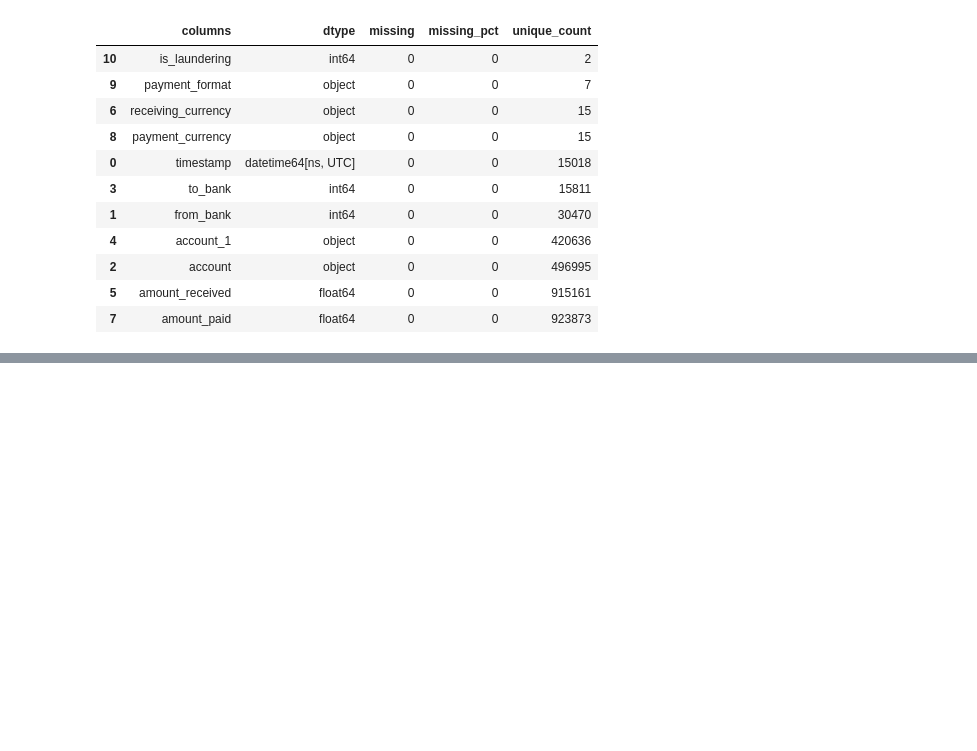
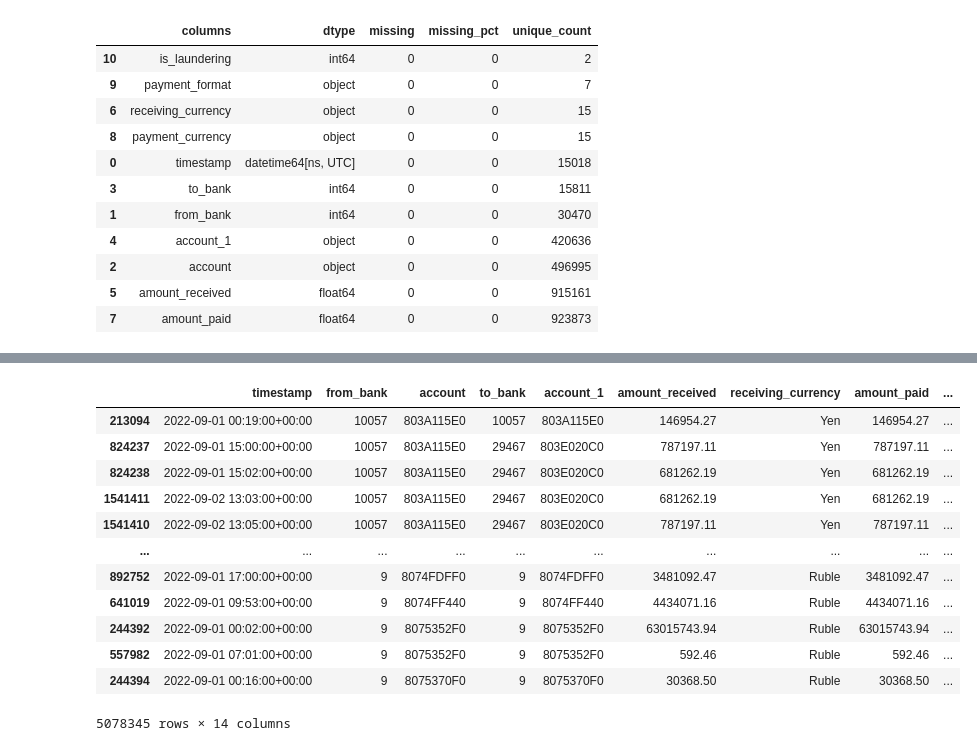
Before and after one commit to Hackveda/AI-Powered-Risk-Assessment-for-Financial-Compliance, a Jupyter notebook: AML 4 Level Analytics.ipynb, the cells around one changed output, grey strips where cells are left out. Cells and saved outputs as stored; diff of their text form; code cells hidden in the pictures; blank space fills up the shorter version.

```diff
--- a/AML 4 Level Analytics.ipynb
+++ b/AML 4 Level Analytics.ipynb
@@ -466,0 +474,4 @@ dq_report.sort_values("unique_count", ascending=True)
+# %%
+dataset['sender_entity'] = (dataset['from_bank'].astype(str).str.strip()
++ "::" + dataset['account'].astype(str).str.strip())
+dataset['sender_entity']
@@ -466,0 +491,5 @@ dq_report.sort_values("unique_count", ascending=True)
+# %%
+dataset['receiver_entity'] = (dataset['to_bank'].astype(str).str.strip()
+ + "::" + dataset['account_1'].astype(str).str.strip())
+# %%
+dataset['transaction_id'] = (dataset.index.astype(str) + "-" + dataset['timestamp'].astype(str))
@@ -466,0 +505,18 @@ dq_report.sort_values("unique_count", ascending=True)
+# %%
+# Sort transactions before calculating time-dependent behaviour.
+dataset = dataset.sort_values(['sender_entity', 'timestamp']).copy()
+dataset
+# %% [output]
+|  | timestamp | from_bank | account | to_bank | account_1 | amount_received | receiving_currency | amount_paid | ... |
+| 213094 | 2022-09-01 00:19:00+00:00 | 10057 | 803A115E0 | 10057 | 803A115E0 | 146954.27 | Yen | 146954.27 | ... |
+| 824237 | 2022-09-01 15:00:00+00:00 | 10057 | 803A115E0 | 29467 | 803E020C0 | 787197.11 | Yen | 787197.11 | ... |
+| 824238 | 2022-09-01 15:02:00+00:00 | 10057 | 803A115E0 | 29467 | 803E020C0 | 681262.19 | Yen | 681262.19 | ... |
+| 1541411 | 2022-09-02 13:03:00+00:00 | 10057 | 803A115E0 | 29467 | 803E020C0 | 681262.19 | Yen | 681262.19 | ... |
+| 1541410 | 2022-09-02 13:05:00+00:00 | 10057 | 803A115E0 | 29467 | 803E020C0 | 787197.11 | Yen | 787197.11 | ... |
+| ... | ... | ... | ... | ... | ... | ... | ... | ... | ... |
+| 892752 | 2022-09-01 17:00:00+00:00 | 9 | 8074FDFF0 | 9 | 8074FDFF0 | 3481092.47 | Ruble | 3481092.47 | ... |
+| 641019 | 2022-09-01 09:53:00+00:00 | 9 | 8074FF440 | 9 | 8074FF440 | 4434071.16 | Ruble | 4434071.16 | ... |
+| 244392 | 2022-09-01 00:02:00+00:00 | 9 | 8075352F0 | 9 | 8075352F0 | 63015743.94 | Ruble | 63015743.94 | ... |
+| 557982 | 2022-09-01 07:01:00+00:00 | 9 | 8075352F0 | 9 | 8075352F0 | 592.46 | Ruble | 592.46 | ... |
+| 244394 | 2022-09-01 00:16:00+00:00 | 9 | 8075370F0 | 9 | 8075370F0 | 30368.50 | Ruble | 30368.50 | ... |
+5078345 rows × 14 columns
```
Also changed, not shown: parts of 8 cells of this notebook, 1 other file.
